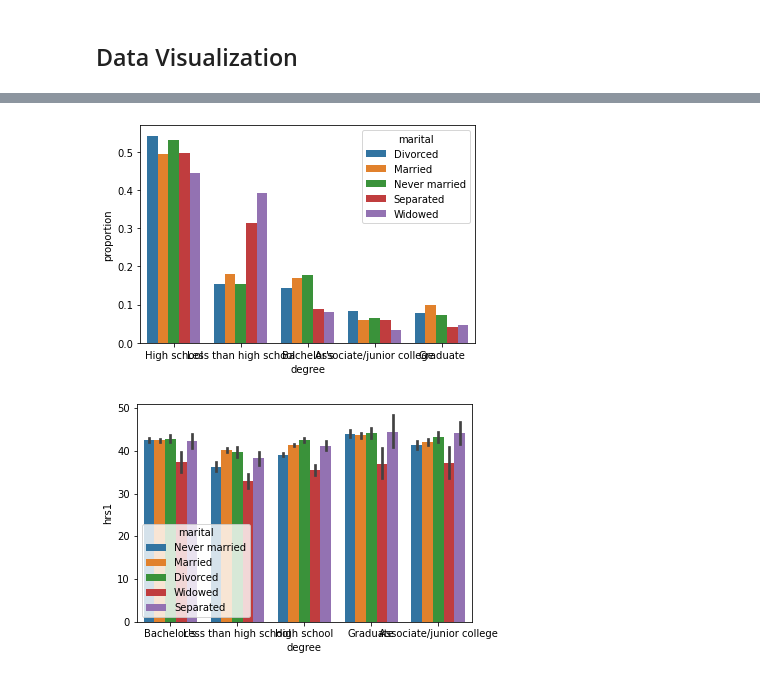
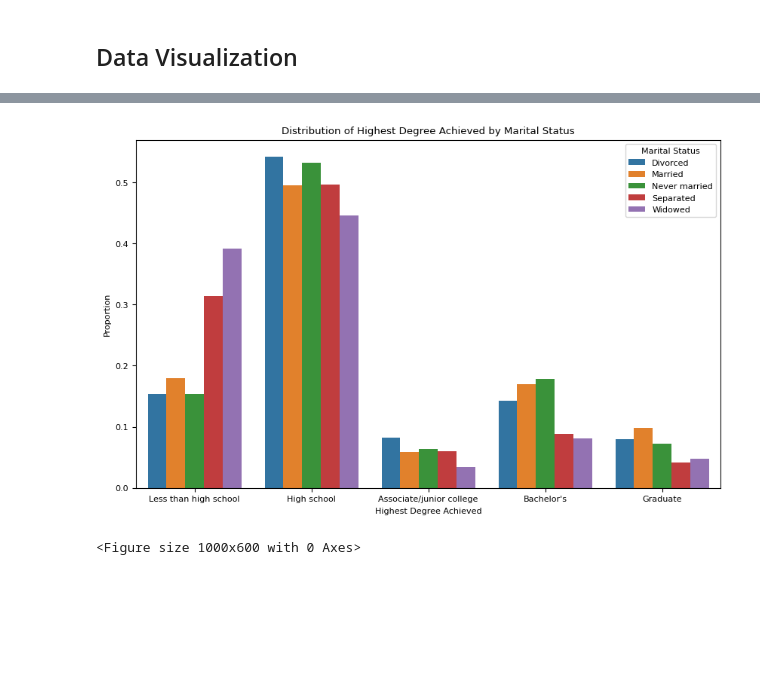
Before and after one commit to DS3001/group22, a Jupyter notebook: Midterm_Work.ipynb, the cells around one changed output, grey strips where cells are left out. Saved outputs shown, nothing was run; the diff lists cells and outputs as text; code cells hidden in the pictures; blank space fills up the shorter version.

Commit message:
Cleaned data visualization bar plots

```diff
--- a/Midterm_Work.ipynb
+++ b/Midterm_Work.ipynb
@@ -717,17 +715,23 @@ plt.show()
 # %%
-x, y, hue = "degree", "proportion", "marital"
+degree_order = ["Less than high school", "High school", "Associate/junior college", "Bachelor's", "Graduate"]
+x, y, hue, order = "degree", "proportion", "marital", degree_order
 
-(df[x]
+plt.figure(figsize=(10, 6))
+
+plot_data = (df[x]
  .groupby(df[hue])
  .value_counts(normalize=True)
  .rename(y)
  .reset_index()
- .pipe((sns.barplot, "data"), x=x, y=y, hue=hue))
+ .pipe((sns.barplot, "data"), x=x, y=y, hue=hue, order = order))
+
+plot_data.set(xlabel="Highest Degree Achieved", ylabel="Proportion", title="Distribution of Highest Degree Achieved by Marital Status")
+plt.legend(title="Marital Status")
+
+plt.figure(figsize=(10, 6))
+plt.rcParams.update({'font.size': 8})
+
 plt.show()
 # %% [output]
-[figure, old version]
+[figure, new version]
+<Figure size 1000x600 with 0 Axes>
-# %%
-sns.barplot(data = df, x = 'degree', y = 'hrs1', hue = 'marital')
-plt.show()
-# %% [output]
-[figure, removed]
```
Also changed, not shown: parts of 14 cells of this notebook.
